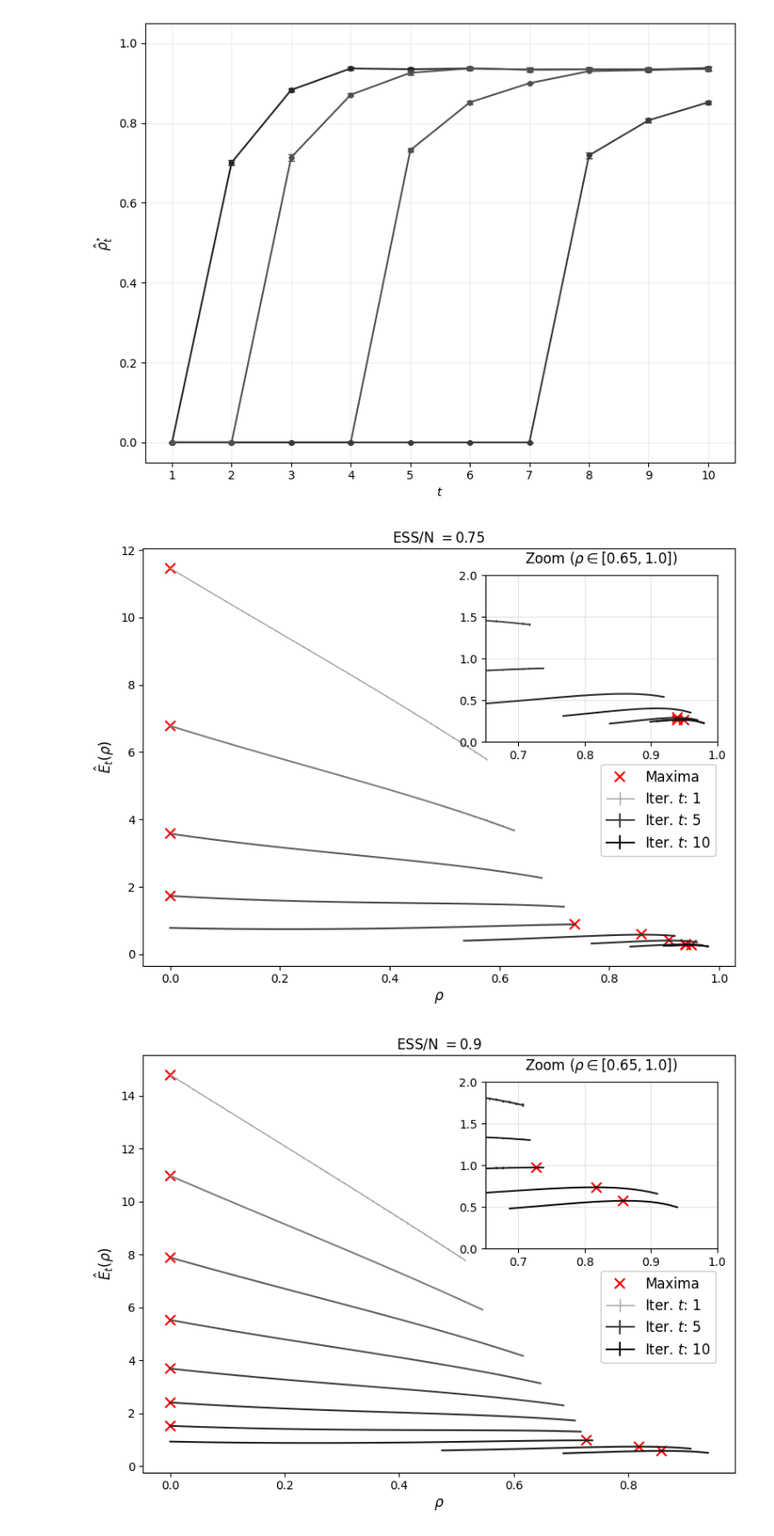
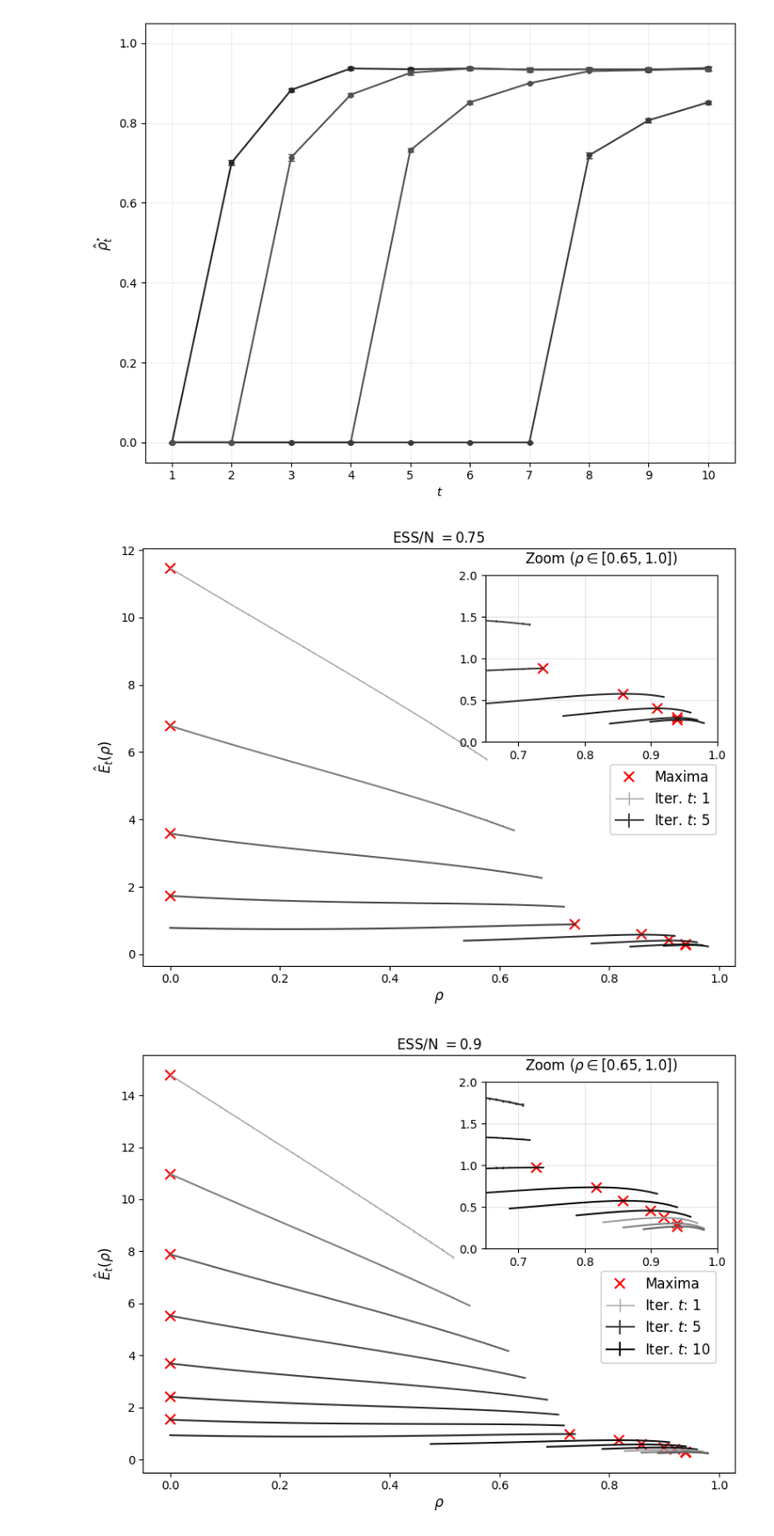
Before and after one commit to KotaOK-00/jaxSMC, a Jupyter notebook: adaptive_smc/experiments/pCN/autoregressive_parameter_trajectory/esjd_theta_star.ipynb, the cells around one changed output. Shown at 88% size. Cells and saved outputs as stored; diff of their text form; code cells hidden in the pictures.

```diff
--- a/adaptive_smc/experiments/pCN/autoregressive_parameter_trajectory/esjd_theta_star.ipynb
+++ b/adaptive_smc/experiments/pCN/autoregressive_parameter_trajectory/esjd_theta_star.ipynb
@@ -110,7 +110,7 @@ for idx in range(n):
         "#080808"    # Near-black
     ]
 
-    max_iter = 10
+    max_iter = int(np.argmax(np.asarray(PKLs[idx]['res'][6])[0] >= 1.0)) + 1
 
     # Main plot
     for j in range(max_iter):
@@ -120,7 +120,7 @@ for idx in range(n):
 
         label = fr"Iter. $t$: {j+1}"
         ax.errorbar(GRID_ESJD, mean, yerr=std,
-                   color=grays_dark[j],
+                   color=grays_dark[j % len(grays_dark)],
                    linestyle="solid",
                    linewidth=1.5 if j >= 1 else 1.0,
                    label=label if j in [0, 4, 9] else None)
@@ -141,34 +141,34 @@ for idx in range(n):
         mean = criteria_function[:,j].mean(axis=0)
         std = criteria_function[:,j].std(axis=0)
 
         ax_inset.errorbar(GRID_ESJD, mean, yerr=std,
-                        color=grays_dark[j],
+                        color=grays_dark[j % len(grays_dark)],
                         linestyle="solid",
                         linewidth=1.5)
 
         mask = (GRID_ESJD >= 0.65) & (GRID_ESJD <= 1.0)
         idx_max = np.argmax(mean[mask])
-        if j > 6:
+        if GRID_ESJD[np.argmax(mean)] >= 0.65:
             ax_inset.plot(GRID_ESJD[mask][idx_max], mean[mask][idx_max],
                          'x', color='red', markersize=8, markeredgewidth=1.5,
                          label='Maxima' if j == 3 else None)
 
     # Inset formatting
     ax_inset.set_xlim(0.65, 1.0)
     ax_inset.set_ylim(0, 2)
     ax_inset.grid(alpha=0.3)
     ax_inset.set_title(r'Zoom ($\rho \in [0.65,1.0]$)',
                        pad=10, fontsize=12)
 
     # Main plot formatting
     ax.set_ylabel(r"$\hat{E}_t(\rho)$", fontsize=12)
     ax.set_xlabel(r'$\rho$', fontsize=12)
     ax.set_title(fr"ESS/N $= {PKLs[idx]['config']['target_ess']}$", fontsize=12)
     ax.legend(framealpha=1, bbox_to_anchor=(0.98, 0.5), loc='upper right', fontsize=12)
 
     plt.tight_layout()
     plt.savefig(DIR+f"ess{PKLs[idx]['config']['target_ess']}_{PKL_titles[idx]}_ar_criteria_function.pdf", dpi=300, bbox_inches='tight')
     plt.show()
 # %% [output]
-[figure, old version]
+[figure, new version]
-[figure, old version]
+[figure, new version]
```
Also changed, not shown: parts of 1 cell of this notebook.
